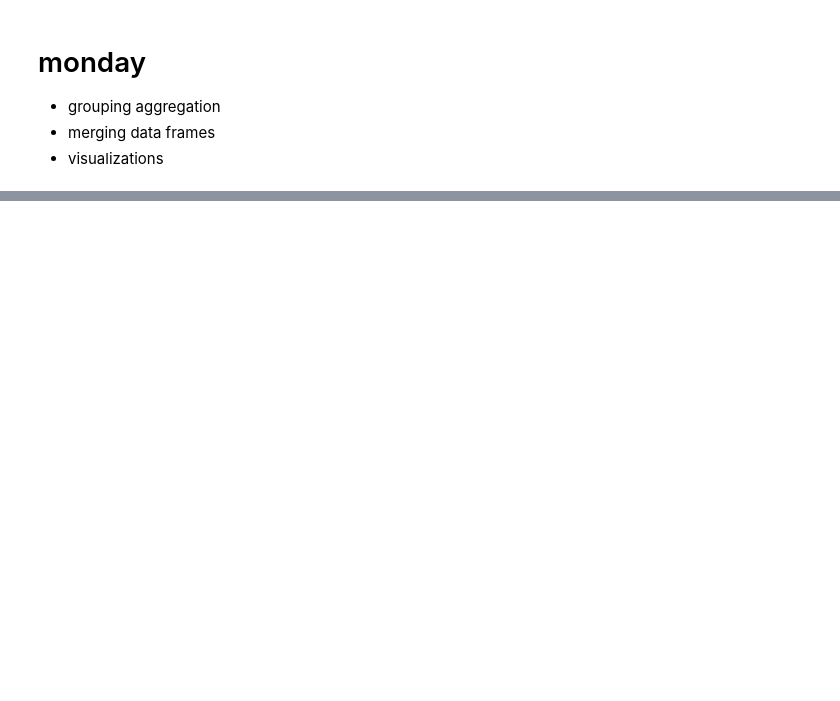
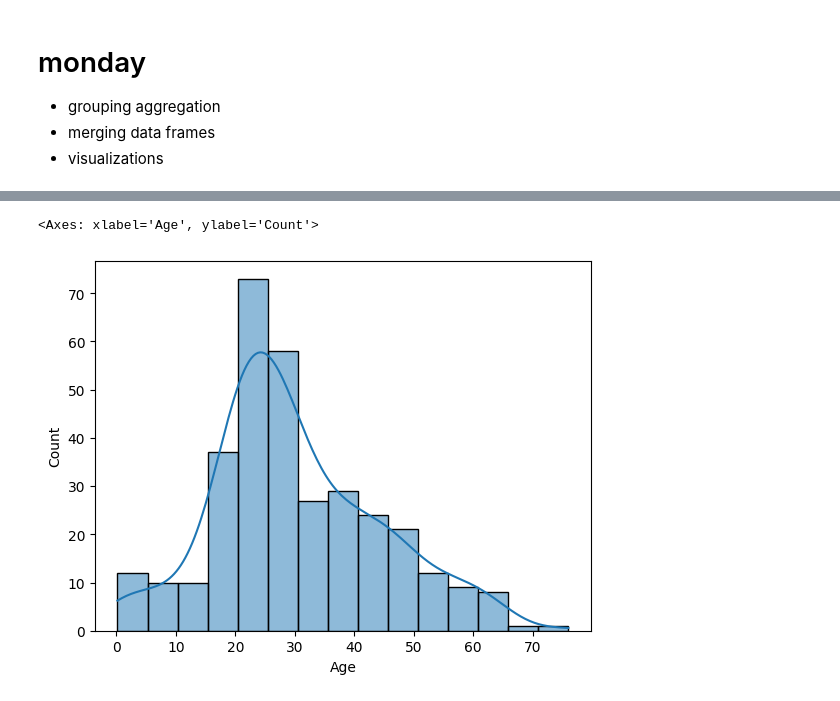
Before and after one commit to Brenda-Mutai/Python-, a Jupyter notebook: data_wrangling.ipynb, the cells around one changed output, grey strips where cells are left out. Cells and saved outputs as stored; diff of their text form; code cells hidden in the pictures; blank space fills up the shorter version.

```diff
--- a/data_wrangling.ipynb
+++ b/data_wrangling.ipynb
@@ -212,0 +327,5 @@ data.head()
+# %%
+sns.histplot(data,x='Age',kde=True)
+# %% [output]
+<Axes: xlabel='Age', ylabel='Count'>
+[figure, added]
```
Also changed, not shown: parts of 23 cells of this notebook, 8 other files.
